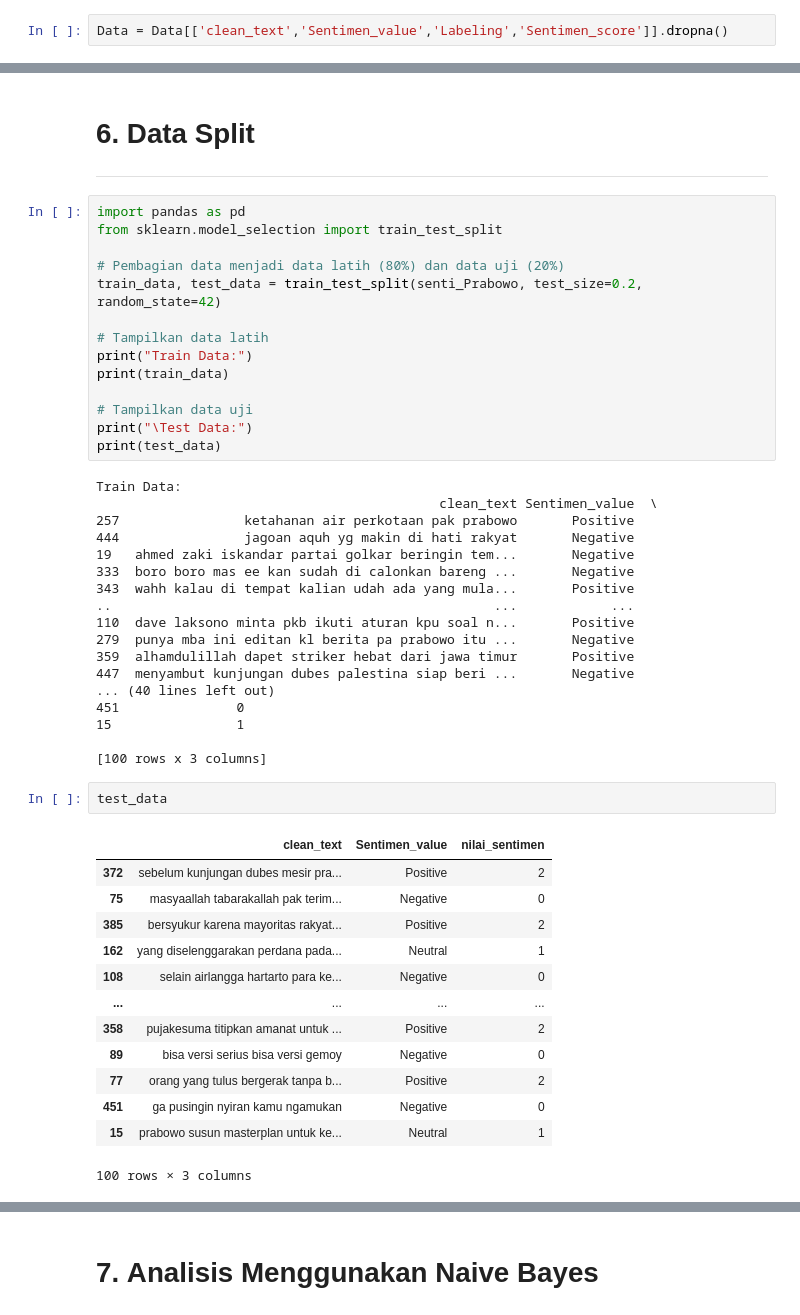
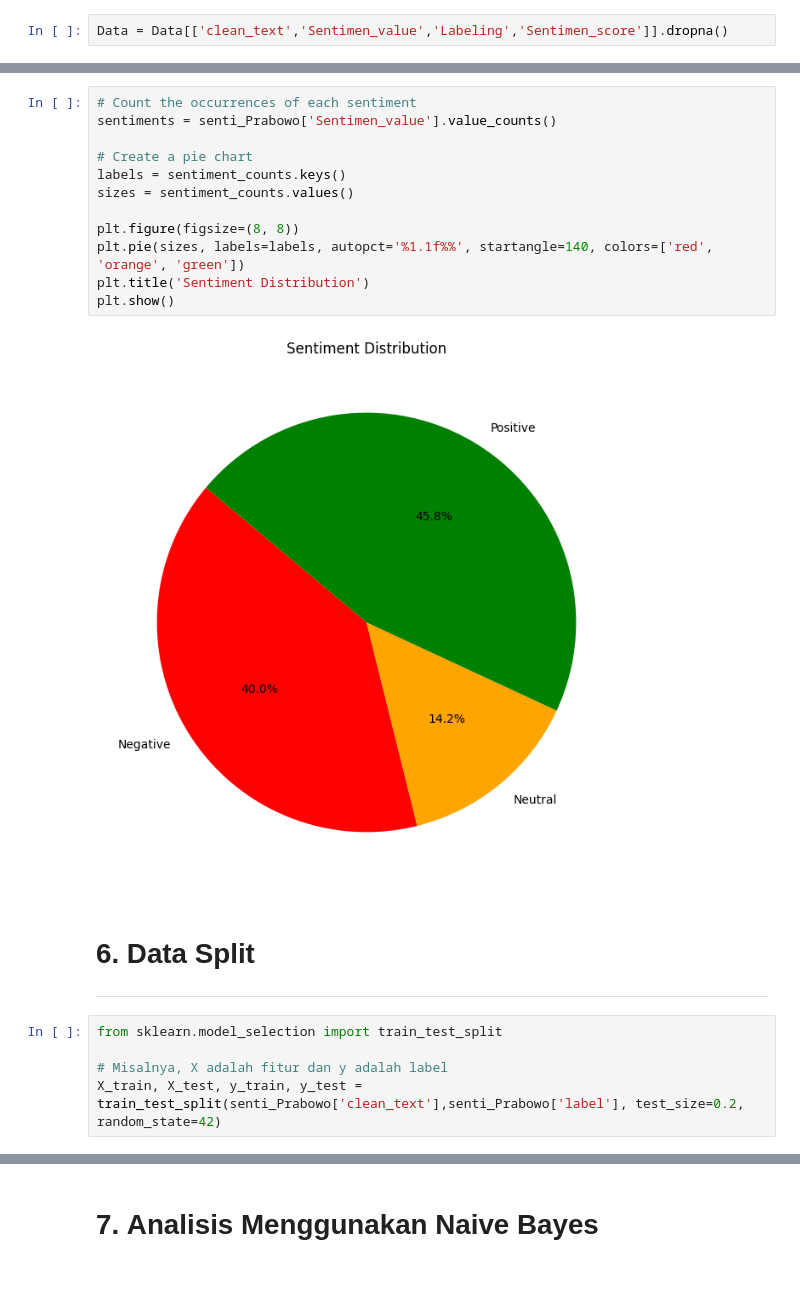
Before and after one commit to Alisya0910/SkripsiAlisya, a Jupyter notebook: DataPreprocessingPrabowo.ipynb, the cells around one changed output, grey strips where cells are left out. Cells and saved outputs as stored; diff of their text form; blank space fills up the shorter version.

```diff
--- a/DataPreprocessingPrabowo.ipynb
+++ b/DataPreprocessingPrabowo.ipynb
@@ -406,52 +435,23 @@ senti_Prabowo
+# %%
+# Count the occurrences of each sentiment
+sentiments = senti_Prabowo['Sentimen_value'].value_counts()
+
+# Create a pie chart
+labels = sentiment_counts.keys()
+sizes = sentiment_counts.values()
+
+plt.figure(figsize=(8, 8))
+plt.pie(sizes, labels=labels, autopct='%1.1f%%', startangle=140, colors=['red', 'orange', 'green'])
+plt.title('Sentiment Distribution')
+plt.show()
+# %% [output]
+[figure, added]
 # %% [markdown]
 # 6. **Data Split**
 
 ---
-# %%
-import pandas as pd
-from sklearn.model_selection import train_test_split
-
-# Pembagian data menjadi data latih (80%) dan data uji (20%)
-train_data, test_data = train_test_split(senti_Prabowo, test_size=0.2, random_state=42)
-
-# Tampilkan data latih
-print("Train Data:")
-print(train_data)
-
-# Tampilkan data uji
-print("\Test Data:")
-print(test_data)
-# %% [output]
-Train Data:
-                                            clean_text Sentimen_value  \
-257                ketahanan air perkotaan pak prabowo       Positive
-444                jagoan aquh yg makin di hati rakyat       Negative
-19   ahmed zaki iskandar partai golkar beringin tem...       Negative
-333  boro boro mas ee kan sudah di calonkan bareng ...       Negative
-343  wahh kalau di tempat kalian udah ada yang mula...       Positive
-..                                                 ...            ...
-110  dave laksono minta pkb ikuti aturan kpu soal n...       Positive
-279  punya mba ini editan kl berita pa prabowo itu ...       Negative
-359  alhamdulillah dapet striker hebat dari jawa timur       Positive
-447  menyambut kunjungan dubes palestina siap beri ...       Negative
-... (40 lines left out)
-451               0
-15                1
-
-[100 rows x 3 columns]
-# %%
-test_data
-# %% [output]
-|  | clean_text | Sentimen_value | nilai_sentimen |
-| 372 | sebelum kunjungan dubes mesir pra... | Positive | 2 |
-| 75 | masyaallah tabarakallah pak terim... | Negative | 0 |
-| 385 | bersyukur karena mayoritas rakyat... | Positive | 2 |
-| 162 | yang diselenggarakan perdana pada... | Neutral | 1 |
-| 108 | selain airlangga hartarto para ke... | Negative | 0 |
-| ... | ... | ... | ... |
-| 358 | pujakesuma titipkan amanat untuk ... | Positive | 2 |
-| 89 | bisa versi serius bisa versi gemoy | Negative | 0 |
-| 77 | orang yang tulus bergerak tanpa b... | Positive | 2 |
-| 451 | ga pusingin nyiran kamu ngamukan | Negative | 0 |
-| 15 | prabowo susun masterplan untuk ke... | Neutral | 1 |
-100 rows × 3 columns
+# %%
+from sklearn.model_selection import train_test_split
+
+# Misalnya, X adalah fitur dan y adalah label
+X_train, X_test, y_train, y_test = train_test_split(senti_Prabowo['clean_text'],senti_Prabowo['label'], test_size=0.2, random_state=42)
```
Also changed, not shown: parts of 20 cells of this notebook.
